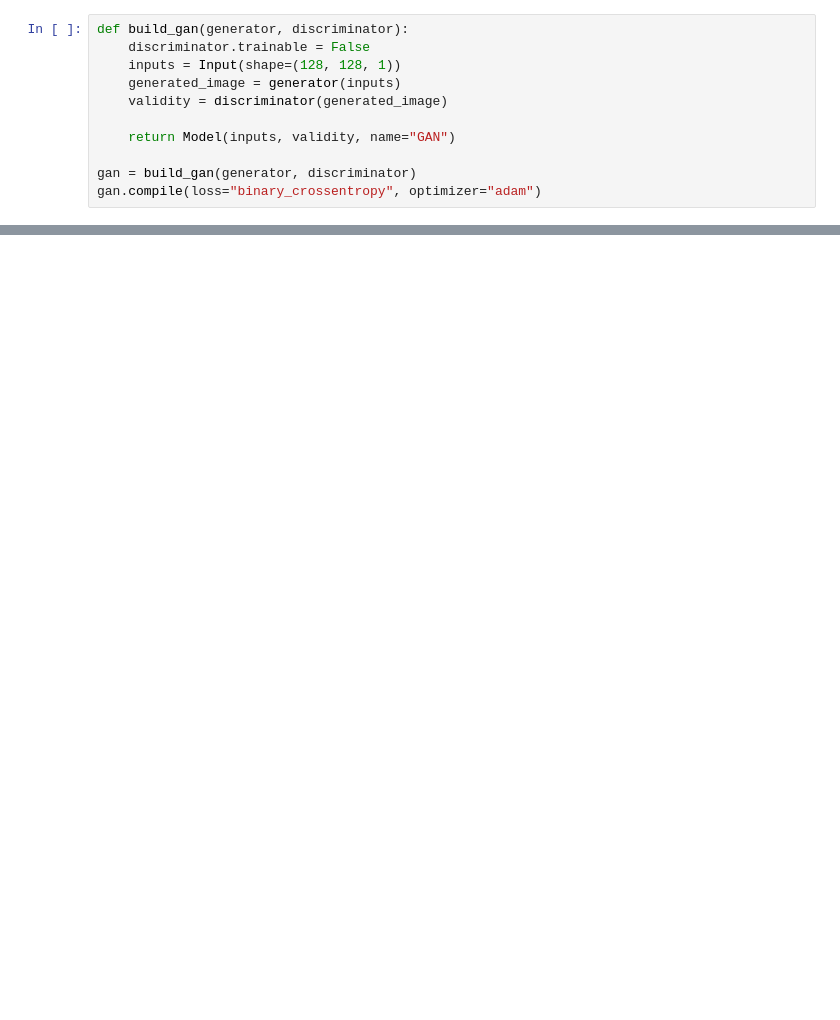
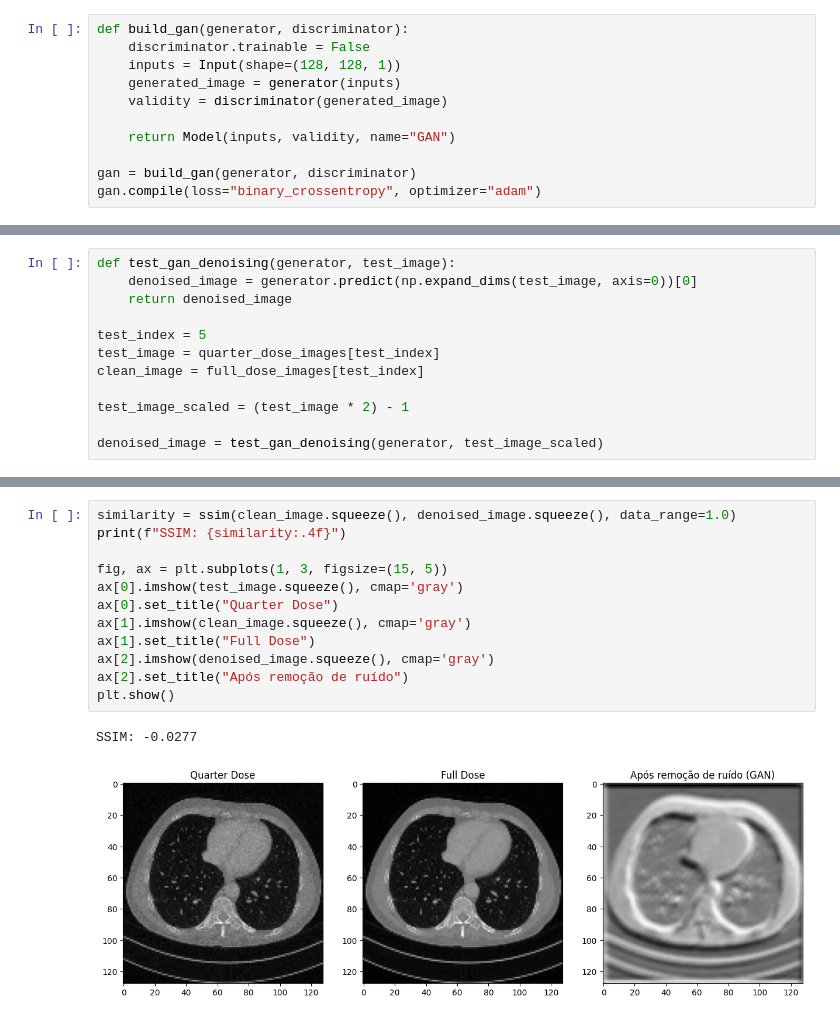
Before and after one commit to joaoribeirosl/desafio-klar, a Jupyter notebook: main.ipynb, the cells around one changed output, grey strips where cells are left out. Saved outputs shown, nothing was run; the diff lists cells and outputs as text; blank space fills up the shorter version.

Commit message:
fix: refactor discriminator + train GAN with less epochs + test denoising + results

```diff
--- a/main.ipynb
+++ b/main.ipynb
@@ -230,0 +272,12 @@ gan.compile(loss="binary_crossentropy", optimizer="adam")
+# %%
+def test_gan_denoising(generator, test_image):
+    denoised_image = generator.predict(np.expand_dims(test_image, axis=0))[0]
+    return denoised_image
+
+test_index = 5
+test_image = quarter_dose_images[test_index]
+clean_image = full_dose_images[test_index]
+
+test_image_scaled = (test_image * 2) - 1
+
+denoised_image = test_gan_denoising(generator, test_image_scaled)
@@ -230,0 +286,15 @@ gan.compile(loss="binary_crossentropy", optimizer="adam")
+# %%
+similarity = ssim(clean_image.squeeze(), denoised_image.squeeze(), data_range=1.0)
+print(f"SSIM: {similarity:.4f}")
+
+fig, ax = plt.subplots(1, 3, figsize=(15, 5))
+ax[0].imshow(test_image.squeeze(), cmap='gray')
+ax[0].set_title("Quarter Dose")
+ax[1].imshow(clean_image.squeeze(), cmap='gray')
+ax[1].set_title("Full Dose")
+ax[2].imshow(denoised_image.squeeze(), cmap='gray')
+ax[2].set_title("Após remoção de ruído")
+plt.show()
+# %% [output]
+SSIM: -0.0277
+[figure, added]
```
Also changed, not shown: parts of 4 cells of this notebook.
